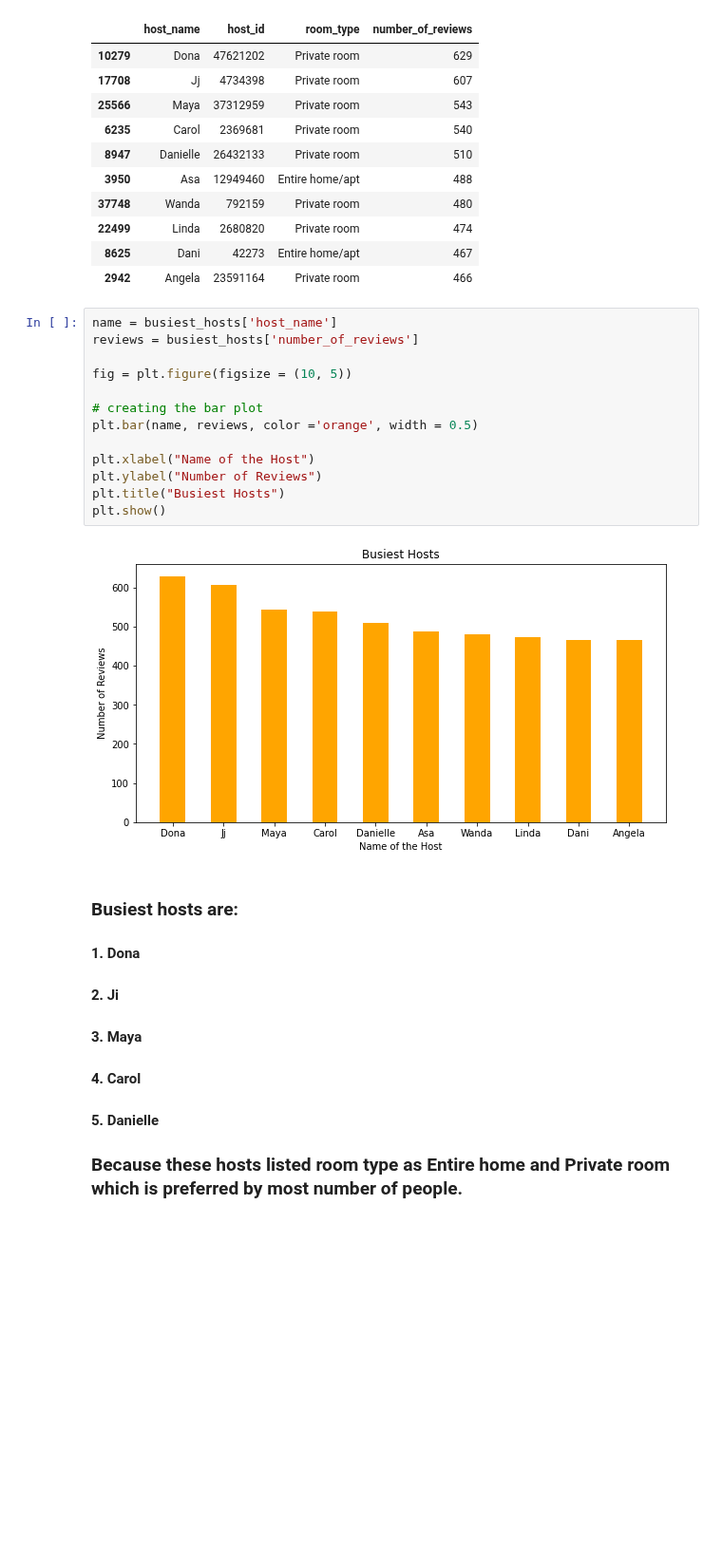
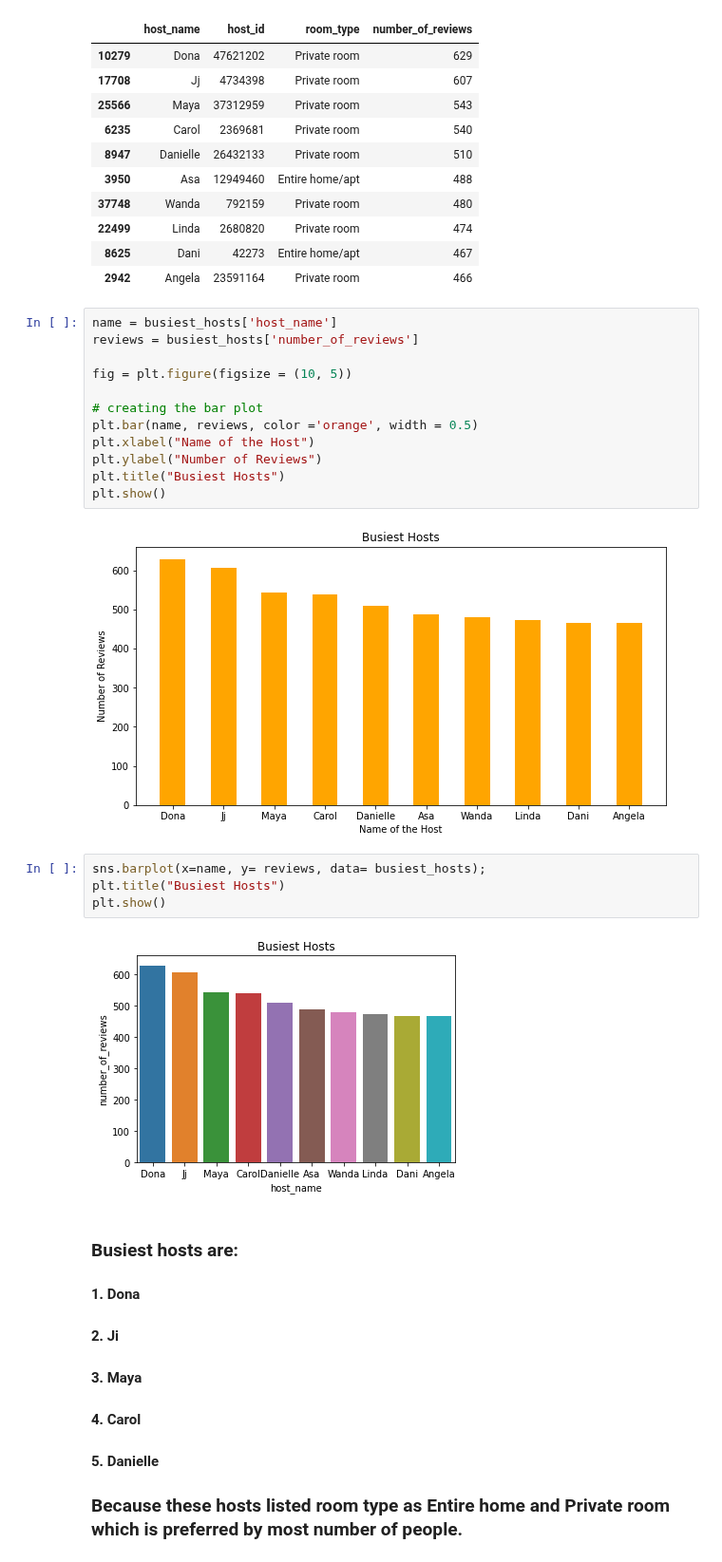
Before and after one commit to SaurabhAradwad/EDA-Airbnb-NYC-, a Jupyter notebook: Airbnb_Bookings_Analysis_Capstone_Project.ipynb, the cells around one changed output. Shown at 95% size. Cells and saved outputs as stored; diff of their text form; blank space fills up the shorter version.

```diff
--- a/Airbnb_Bookings_Analysis_Capstone_Project.ipynb
+++ b/Airbnb_Bookings_Analysis_Capstone_Project.ipynb
@@ -313,13 +275,18 @@ fig = plt.figure(figsize = (10, 5))
 
 # creating the bar plot
 plt.bar(name, reviews, color ='orange', width = 0.5)
-
 plt.xlabel("Name of the Host")
 plt.ylabel("Number of Reviews")
 plt.title("Busiest Hosts")
 plt.show()
 # %% [output]
 [figure]
+# %%
+sns.barplot(x=name, y= reviews, data= busiest_hosts);
+plt.title("Busiest Hosts")
+plt.show()
+# %% [output]
+[figure, added]
 # %% [markdown]
 ### Busiest hosts are:
 #### 1.  Dona
```
Also changed, not shown: parts of 10 cells of this notebook.
